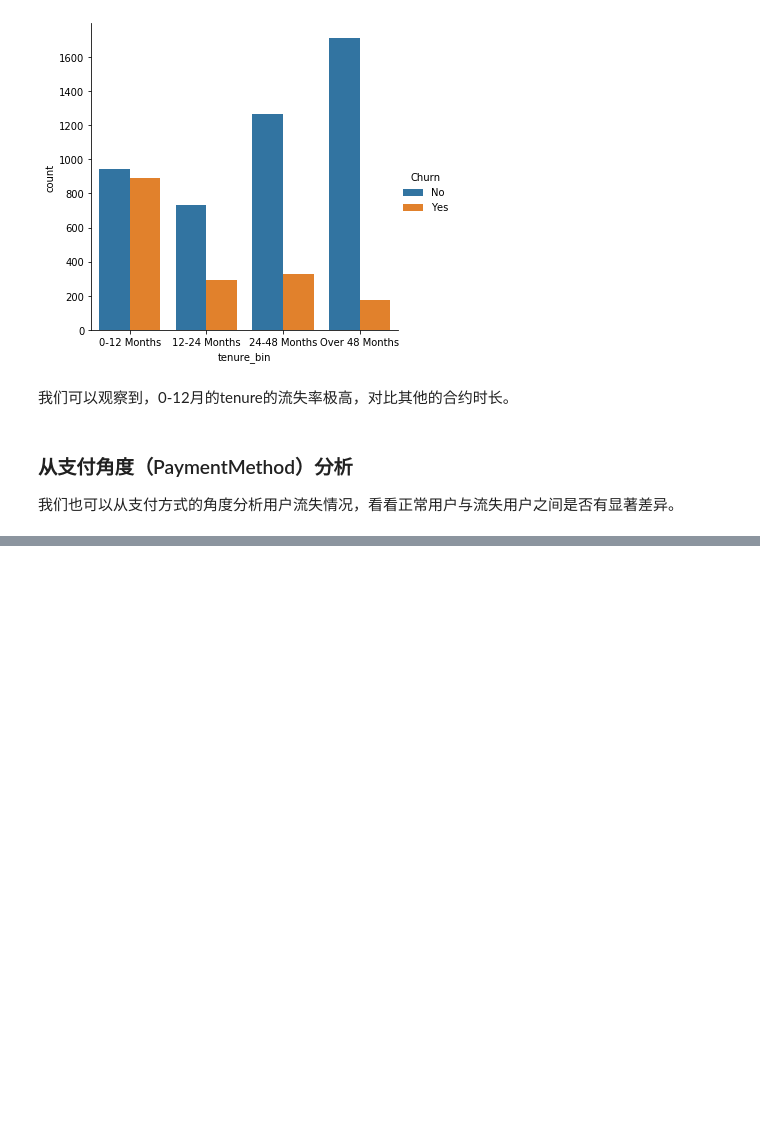
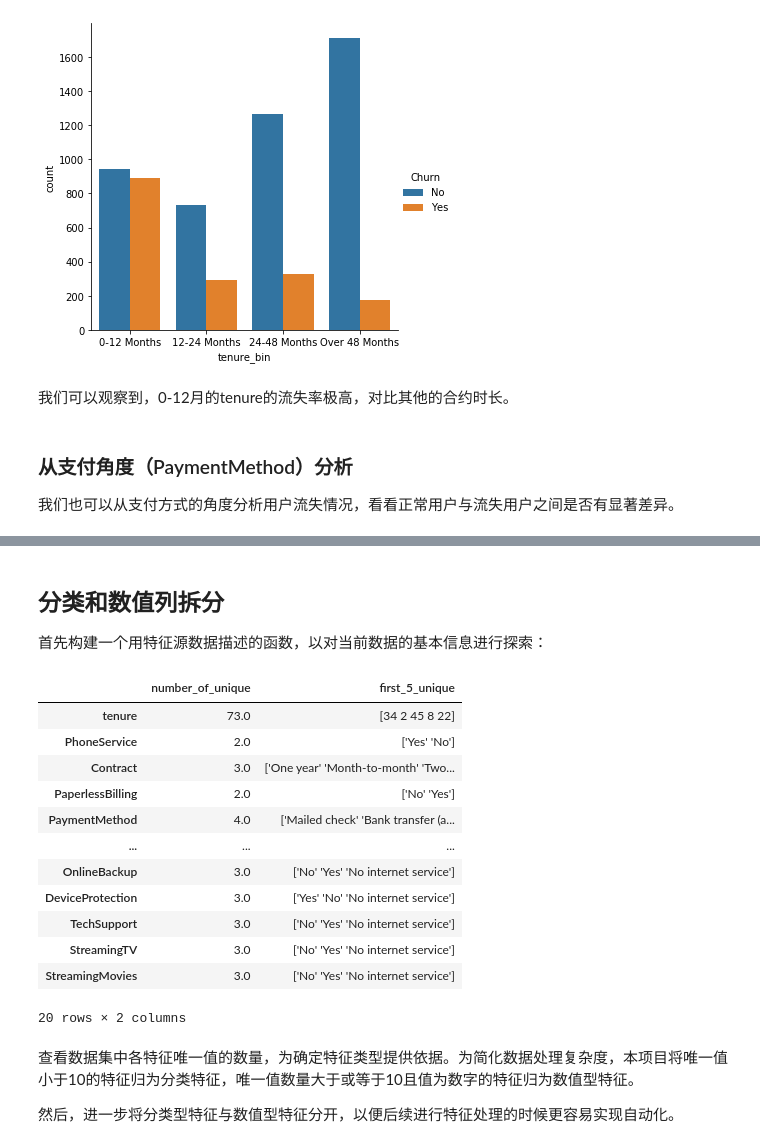
Before and after one commit to MooTong123/notebook, a Jupyter notebook: MLOps course/Chapter3_modeling.ipynb, the cells around one changed output, grey strips where cells are left out. Drawn from its saved outputs; the diff is of its cells as text; code cells hidden in the pictures; blank space fills up the shorter version.

```diff
--- a/MLOps course/Chapter3_modeling.ipynb
+++ b/MLOps course/Chapter3_modeling.ipynb
@@ -385,0 +401,33 @@ sns.countplot(x='PaymentMethod', hue='Churn', data=df, order)
+# %% [markdown]
+## 分类和数值列拆分
+
+首先构建一个用特征源数据描述的函数，以对当前数据的基本信息进行探索：
+# %%
+def df_feat_summary(df):
+    summary = pd.DataFrame({"number_of_unique":[],"first_5_unique":[]})
+    for i in df.columns:
+        summary = pd.concat([summary,
+                             pd.DataFrame({"number_of_unique":[len(df[i].unique())],
+                                            "first_5_unique":[str(df[i].unique()[0:5])]},index=[i])],
+                            sort=False)
+    return summary
+
+df_feat_summary(df)
+# %% [output]
+|  | number_of_unique | first_5_unique |
+| tenure | 73.0 | [34 2 45 8 22] |
+| PhoneService | 2.0 | ['Yes' 'No'] |
+| Contract | 3.0 | ['One year' 'Month-to-month' 'Two... |
+| PaperlessBilling | 2.0 | ['No' 'Yes'] |
+| PaymentMethod | 4.0 | ['Mailed check' 'Bank transfer (a... |
+| ... | ... | ... |
+| OnlineBackup | 3.0 | ['No' 'Yes' 'No internet service'] |
+| DeviceProtection | 3.0 | ['Yes' 'No' 'No internet service'] |
+| TechSupport | 3.0 | ['No' 'Yes' 'No internet service'] |
+| StreamingTV | 3.0 | ['No' 'Yes' 'No internet service'] |
+| StreamingMovies | 3.0 | ['No' 'Yes' 'No internet service'] |
+20 rows × 2 columns
+# %% [markdown]
+查看数据集中各特征唯一值的数量，为确定特征类型提供依据。为简化数据处理复杂度，本项目将唯一值小于10的特征归为分类特征，唯一值数量大于或等于10且值为数字的特征归为数值型特征。
+
+然后，进一步将分类型特征与数值型特征分开，以便后续进行特征处理的时候更容易实现自动化。
```
Also changed, not shown: parts of 23 cells of this notebook, 2 other files.
